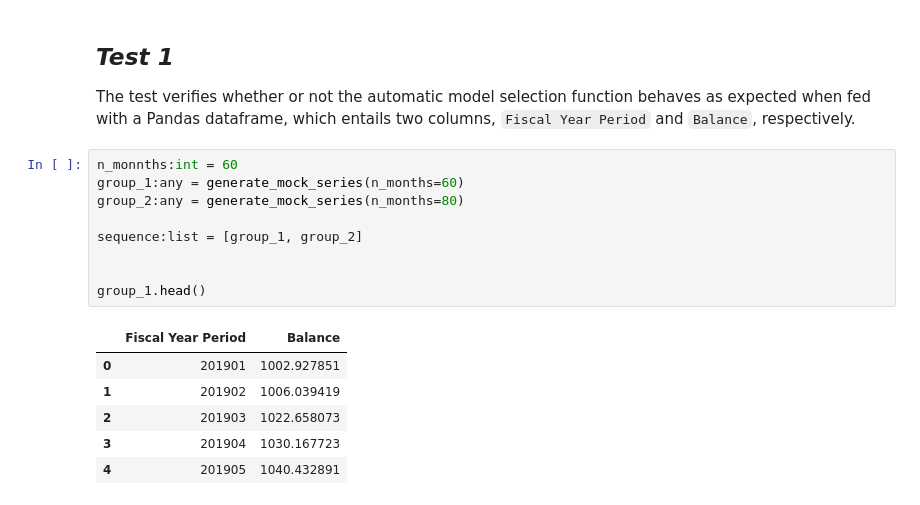
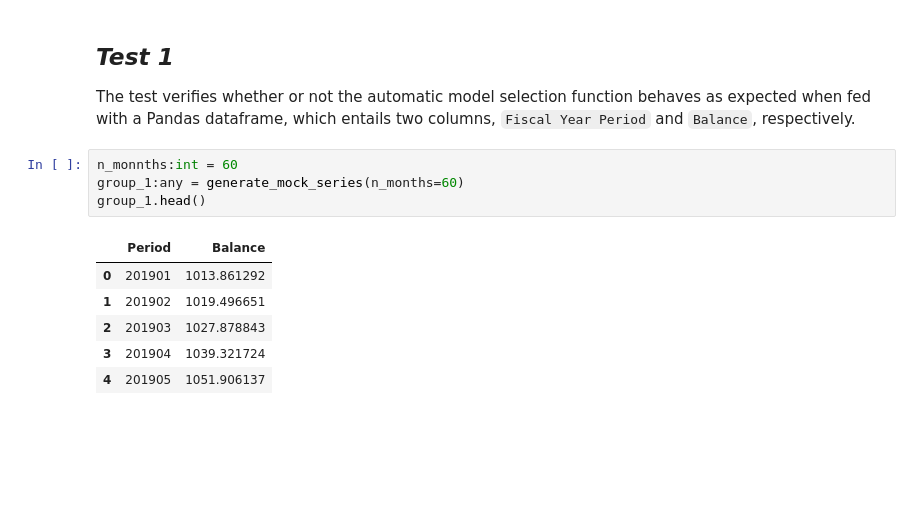
Before and after one commit to ShiyiU/HTTStockIndustryRankingTool, a Jupyter notebook: Gold and Silver/EDA.ipynb, the cells around one changed output. Saved outputs shown, nothing was run; the diff lists cells and outputs as text; blank space fills up the shorter version.

```diff
--- a/Gold and Silver/EDA.ipynb
+++ b/Gold and Silver/EDA.ipynb
@@ -550,17 +635,12 @@ The test verifies whether or not the automatic model selection function behaves
 # %%
 n_monnths:int = 60
 group_1:any = generate_mock_series(n_months=60)
-group_2:any = generate_mock_series(n_months=80)
-
-sequence:list = [group_1, group_2]
-
-
 group_1.head()
 # %% [output]
-|  | Fiscal Year Period | Balance |
-| 0 | 201901 | 1002.927851 |
-| 1 | 201902 | 1006.039419 |
-| 2 | 201903 | 1022.658073 |
-| 3 | 201904 | 1030.167723 |
-| 4 | 201905 | 1040.432891 |
+|  | Period | Balance |
+| 0 | 201901 | 1013.861292 |
+| 1 | 201902 | 1019.496651 |
+| 2 | 201903 | 1027.878843 |
+| 3 | 201904 | 1039.321724 |
+| 4 | 201905 | 1051.906137 |
 # %%
```
Also changed, not shown: parts of 31 cells of this notebook.
